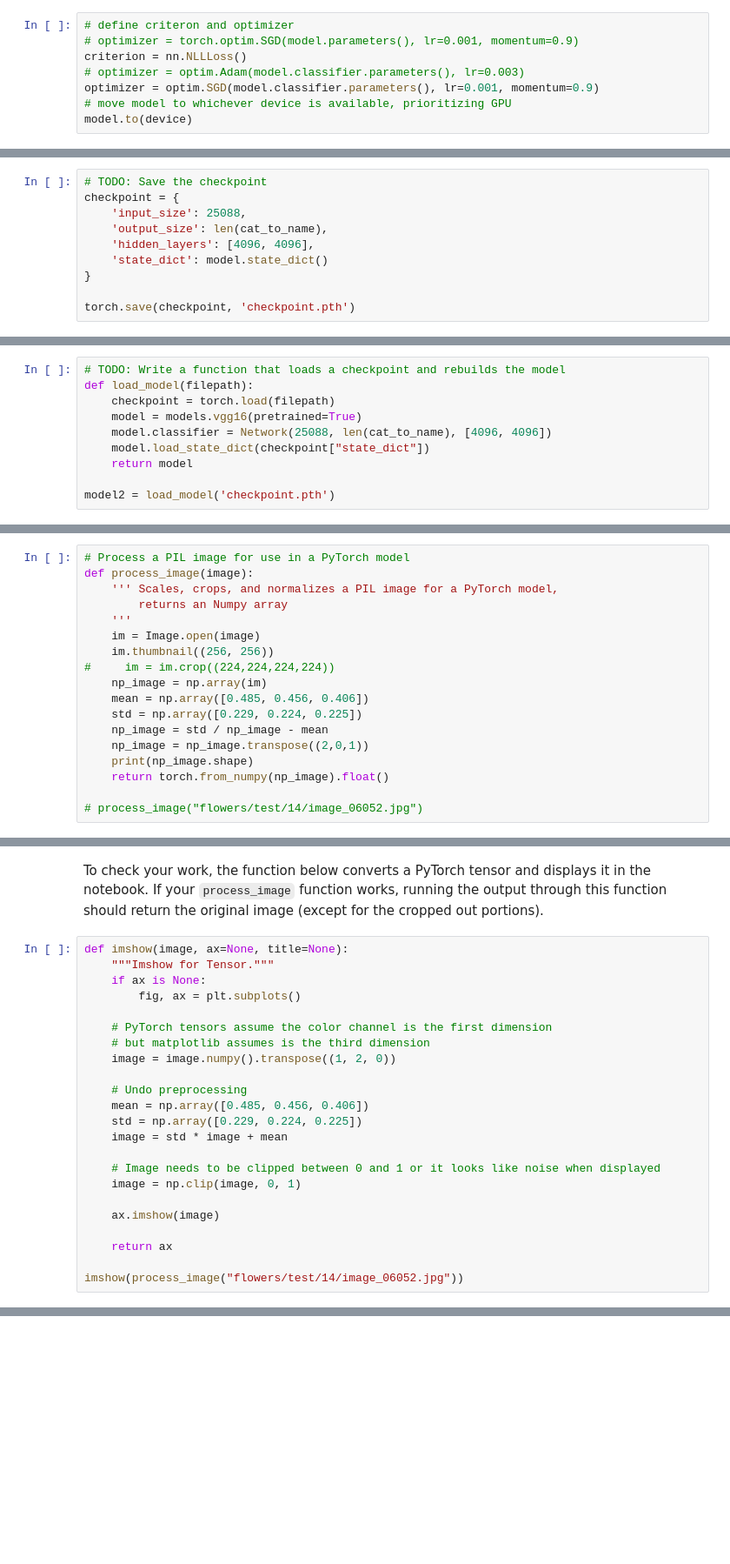
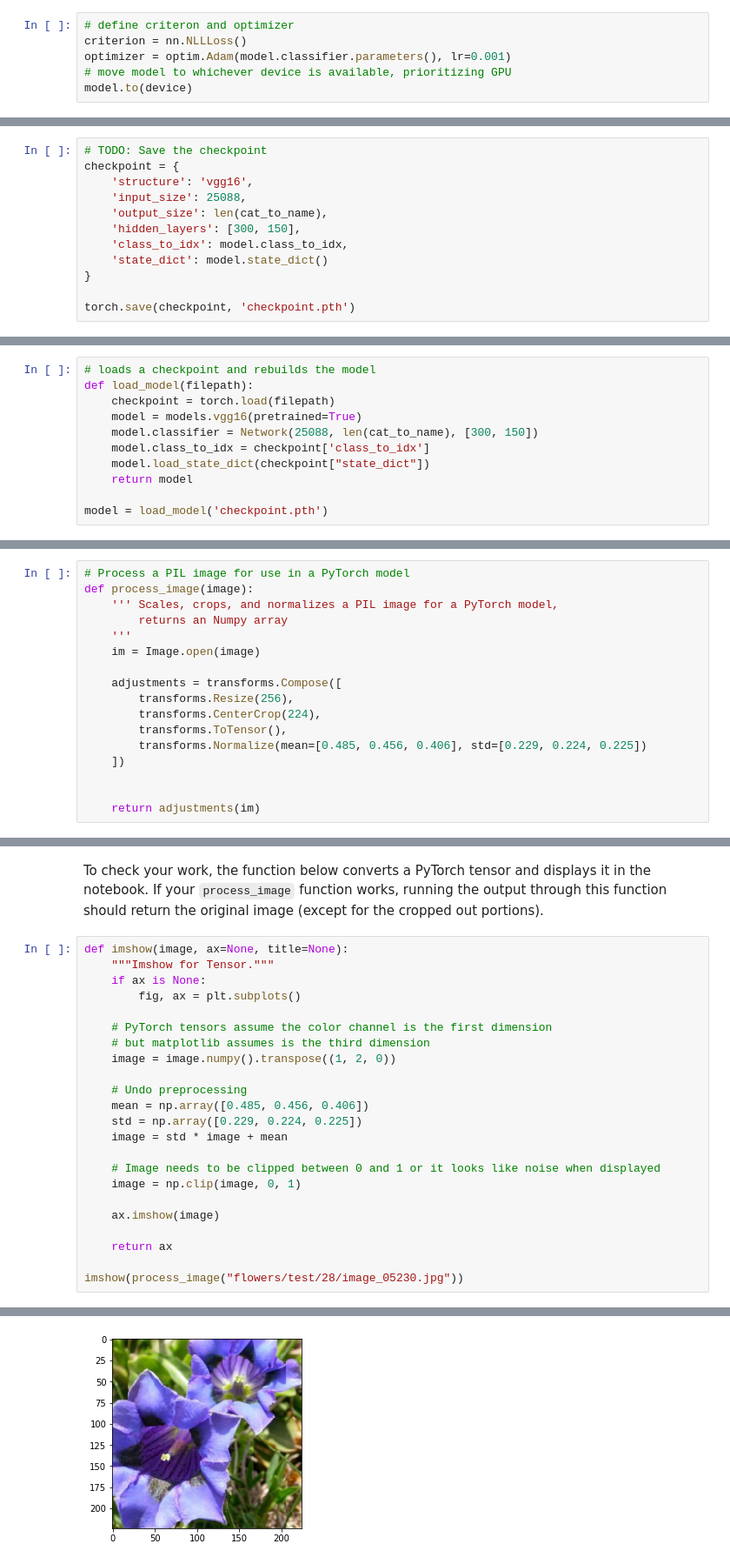
Before and after one commit to shomzie324/udacity-image-classifier, a Jupyter notebook: Image Classifier Project.ipynb, the cells around one changed output, grey strips where cells are left out. Shown at 87% size. Drawn from its saved outputs; the diff is of its cells as text; blank space fills up the shorter version.

```diff
--- a/Image Classifier Project.ipynb
+++ b/Image Classifier Project.ipynb
@@ -171,10 +179,8 @@ classifier = Network(25088, len(cat_to_name), [4096, 4096])
 model.classifier = classifier
 # %%
 # define criteron and optimizer
-# optimizer = torch.optim.SGD(model.parameters(), lr=0.001, momentum=0.9)
 criterion = nn.NLLLoss()
-# optimizer = optim.Adam(model.classifier.parameters(), lr=0.003)
-optimizer = optim.SGD(model.classifier.parameters(), lr=0.001, momentum=0.9)
+optimizer = optim.Adam(model.classifier.parameters(), lr=0.001)
 # move model to whichever device is available, prioritizing GPU
 model.to(device)
 # %% [output]
@@ -317,9 +347,11 @@ model.class_to_idx = train_data.class_to_idx
 # %%
 # TODO: Save the checkpoint
 checkpoint = {
+    'structure': 'vgg16',
     'input_size': 25088,
     'output_size': len(cat_to_name),
-    'hidden_layers': [4096, 4096],
+    'hidden_layers': [300, 150],
+    'class_to_idx': model.class_to_idx,
     'state_dict': model.state_dict()
 }
 
@@ -329,12 +361,13 @@ torch.save(checkpoint, 'checkpoint.pth')
 
 At this point it's good to write a function that can load a checkpoint and rebuild the model. That way you can come back to this project and keep working on it without having to retrain the network.
 # %%
-# TODO: Write a function that loads a checkpoint and rebuilds the model
+# loads a checkpoint and rebuilds the model
 def load_model(filepath):
     checkpoint = torch.load(filepath)
     model = models.vgg16(pretrained=True)
-    model.classifier = Network(25088, len(cat_to_name), [4096, 4096])
+    model.classifier = Network(25088, len(cat_to_name), [300, 150])
+    model.class_to_idx = checkpoint['class_to_idx']
     model.load_state_dict(checkpoint["state_dict"])
     return model
 
-model2 = load_model('checkpoint.pth')
+model = load_model('checkpoint.pth')
@@ -371,14 +424,13 @@ def process_image(image):
         returns an Numpy array
     '''
     im = Image.open(image)
-    im.thumbnail((256, 256))
-#     im = im.crop((224,224,224,224))
-    np_image = np.array(im)
-    mean = np.array([0.485, 0.456, 0.406])
-    std = np.array([0.229, 0.224, 0.225])
-    np_image = std / np_image - mean
-    np_image = np_image.transpose((2,0,1))
-    print(np_image.shape)
-    return torch.from_numpy(np_image).float()
 
-# process_image("flowers/test/14/image_06052.jpg")
+    adjustments = transforms.Compose([
+        transforms.Resize(256),
+        transforms.CenterCrop(224),
+        transforms.ToTensor(),
+        transforms.Normalize(mean=[0.485, 0.456, 0.406], std=[0.229, 0.224, 0.225])
+    ])
+
+
+    return adjustments(im)
@@ -406,5 +463,5 @@ def imshow(image, ax=None, title=None):
 
     return ax
 
-imshow(process_image("flowers/test/14/image_06052.jpg"))
+imshow(process_image("flowers/test/28/image_05230.jpg"))
 # %% [output]
@@ -412,3 +469,4 @@ TypeError: Cannot cast ufunc subtract output from dtype('float64') to dtype('uin
+[figure, added]
 # %% [markdown]
 ## Class Prediction
 
```
Also changed, not shown: parts of 13 cells of this notebook.
